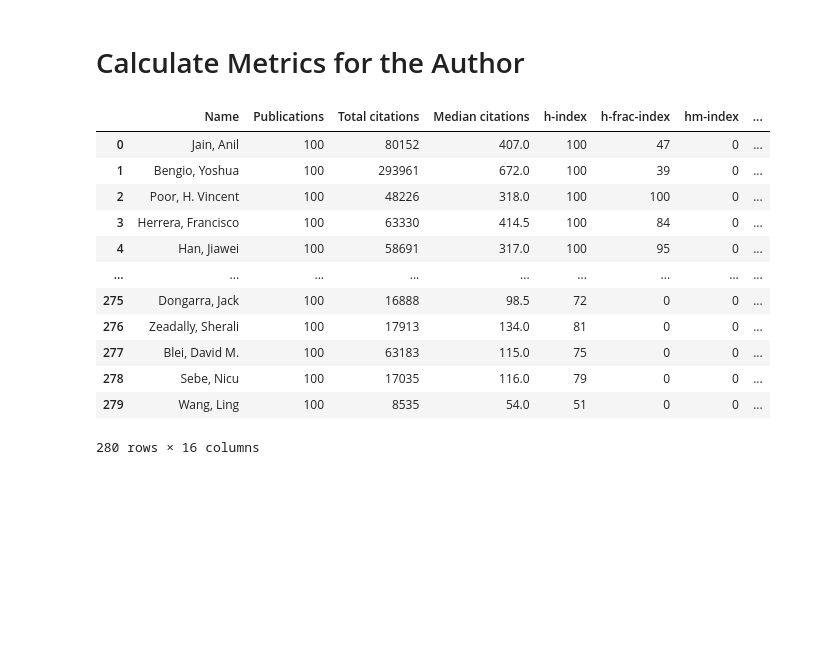
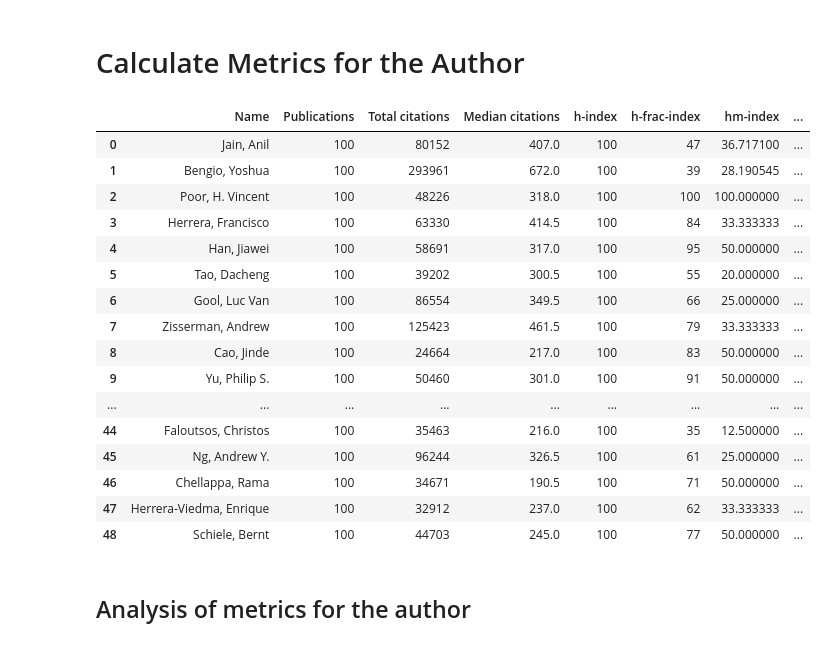
Before and after one commit to nepython/metrics, a Jupyter notebook: scopus.ipynb, the cells around one changed output. Drawn from its saved outputs; the diff is of its cells as text; code cells hidden in the pictures; blank space fills up the shorter version.

```diff
--- a/scopus.ipynb
+++ b/scopus.ipynb
@@ -245,59 +242,63 @@ len(scopus_results)
 import pandas as pd
 from calculate import *
 from IPython.display import display
-import json
-
-
-def read_data(filepath=filename):
-    try:
-        with open(filepath, 'r') as fp:
-            return json.load(fp)
-    except FileNotFoundError:
-        return []
 
 rows = []
 authors = read_data()
 for author in authors:
-    if h_index(author['publications']) < 50:
-        # All top 300 authors have higher h-indices so
-        # incorrect author got mined
+    if h_index(author['publications']) < 50 or (
+        any(not pub['authors'] for pub in author['publications'])
+    ):
+        # Ignore author with h-index less than 50 as all top authors
+        # have higher h-index so incorrect author with the same name
+        # and affiliation might have got mined
+
+        # Also ignore authors whose co-authors are not available
+        # as Scopus API rate-limit might have reached and co-author
+        # details are not fetched which are required for many metrics
         continue
     try:
         rows.append({
             'Name': author['name'],
             'Publications': len(author['publications']),
             'Total citations': total_citations(author['publications']),
             'Median citations': median_citations(author['publications']),
             'h-index': h_index(author['publications']),
             'h-frac-index': h_frac_index(author['publications']),
             'hm-index': hm_index(author['publications']),
             'h-leadership-index': h_leadership_index(author['scopus_id'], author['publications']),
             '% first author': percent_first_author(author['scopus_id'], author['publications']),
             '% last author': percent_last_author(author['scopus_id'], author['publications']),
             '% single author': percent_single_author(author['publications']),
             'Median author position': median_author_position(author['scopus_id'], author['publications']),
             'cscore': author['cscore'],
             'i10-index': i10_index(author['publications']),
             'Average number of Authors': mean_coauthors(author['publications']),
             'Median number of Authors': median_coauthors(author['publications']),
         })
     except Exception as e:
         print(f"Error processing author: {author['name']}")
 
 authors_df = pd.DataFrame(rows)
 authors_df.to_csv('results/metrics.csv', sep=',', index=False)
 display(authors_df)
 # %% [output]
 |  | Name | Publications | Total citations | Median citations | h-index | h-frac-index | hm-index | ... |
-| 0 | Jain, Anil | 100 | 80152 | 407.0 | 100 | 47 | 0 | ... |
-| 1 | Bengio, Yoshua | 100 | 293961 | 672.0 | 100 | 39 | 0 | ... |
-| 2 | Poor, H. Vincent | 100 | 48226 | 318.0 | 100 | 100 | 0 | ... |
-| 3 | Herrera, Francisco | 100 | 63330 | 414.5 | 100 | 84 | 0 | ... |
-| 4 | Han, Jiawei | 100 | 58691 | 317.0 | 100 | 95 | 0 | ... |
+| 0 | Jain, Anil | 100 | 80152 | 407.0 | 100 | 47 | 36.717100 | ... |
+| 1 | Bengio, Yoshua | 100 | 293961 | 672.0 | 100 | 39 | 28.190545 | ... |
+| 2 | Poor, H. Vincent | 100 | 48226 | 318.0 | 100 | 100 | 100.000000 | ... |
+| 3 | Herrera, Francisco | 100 | 63330 | 414.5 | 100 | 84 | 33.333333 | ... |
+| 4 | Han, Jiawei | 100 | 58691 | 317.0 | 100 | 95 | 50.000000 | ... |
+| 5 | Tao, Dacheng | 100 | 39202 | 300.5 | 100 | 55 | 20.000000 | ... |
+| 6 | Gool, Luc Van | 100 | 86554 | 349.5 | 100 | 66 | 25.000000 | ... |
+| 7 | Zisserman, Andrew | 100 | 125423 | 461.5 | 100 | 79 | 33.333333 | ... |
+| 8 | Cao, Jinde | 100 | 24664 | 217.0 | 100 | 83 | 50.000000 | ... |
+| 9 | Yu, Philip S. | 100 | 50460 | 301.0 | 100 | 91 | 50.000000 | ... |
 | ... | ... | ... | ... | ... | ... | ... | ... | ... |
-| 275 | Dongarra, Jack | 100 | 16888 | 98.5 | 72 | 0 | 0 | ... |
-| 276 | Zeadally, Sherali | 100 | 17913 | 134.0 | 81 | 0 | 0 | ... |
-| 277 | Blei, David M. | 100 | 63183 | 115.0 | 75 | 0 | 0 | ... |
-| 278 | Sebe, Nicu | 100 | 17035 | 116.0 | 79 | 0 | 0 | ... |
-| 279 | Wang, Ling | 100 | 8535 | 54.0 | 51 | 0 | 0 | ... |
+| 44 | Faloutsos, Christos | 100 | 35463 | 216.0 | 100 | 35 | 12.500000 | ... |
+| 45 | Ng, Andrew Y. | 100 | 96244 | 326.5 | 100 | 61 | 25.000000 | ... |
+| 46 | Chellappa, Rama | 100 | 34671 | 190.5 | 100 | 71 | 50.000000 | ... |
+| 47 | Herrera-Viedma, Enrique | 100 | 32912 | 237.0 | 100 | 62 | 33.333333 | ... |
+| 48 | Schiele, Bernt | 100 | 44703 | 245.0 | 100 | 77 | 50.000000 | ... |
-280 rows × 16 columns
+# %% [markdown]
+## Analysis of metrics for the author
```
Also changed, not shown: parts of 7 cells of this notebook, 6 other files.
